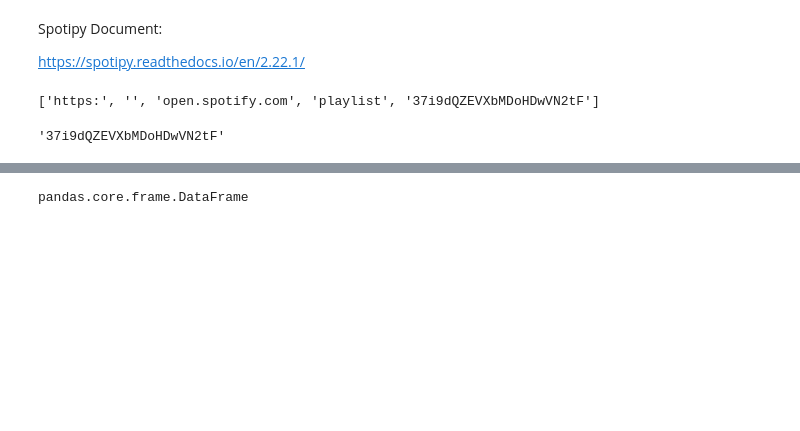
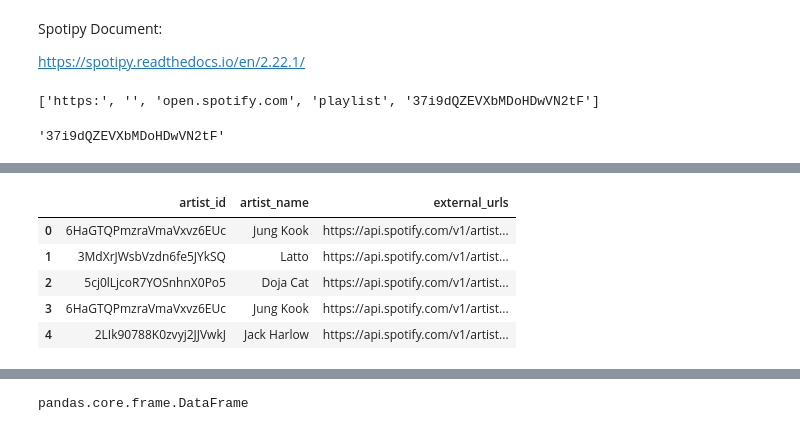
Before and after one commit to tussshar27/ipynb-files, a Jupyter notebook: spotify_data_pipeline_project.ipynb, the cells around one changed output, grey strips where cells are left out. Drawn from its saved outputs; the diff is of its cells as text; code cells hidden in the pictures; blank space fills up the shorter version.

Commit message:
full project on spotify api

```diff
--- a/spotify_data_pipeline_project.ipynb
+++ b/spotify_data_pipeline_project.ipynb
@@ -88,0 +108,3 @@ data
+# %%
+for i in data.items():
+    print(i)
@@ -88,0 +125,8 @@ data
+# %%
+# example
+l = [1,'a',45,'ef']
+
+print(len(l))
+print('-----------')
+for i in l:
+    print(i)
@@ -309,7 +504,14 @@ for i in data['items']:
 # %%
-for i in data['items']:
-    for key,value in i.items():
+artist_list = []
+album_type_list = []
+for i in data['items']:     #list having dictionary values
+    for key,value in i.items():     #getting key and its value of each iteration
+        # print(key,'---------',value)
+        # print('============================')
         if key == 'track':
+            for k in value['available_markets']:
+                d = {'available_market':k}
+                album_type_list.append(d)
             for j in value['artists']:  #getting dictionary
-                print(j)
-                print(len(j))
+                artist_dict = {'artist_id':j['id'],'artist_name':j['name'],'external_urls':j['href']}   #accessing value using key
+                artist_list.append(artist_dict)
@@ -413,14 +517,0 @@ data['items'][0]    #1st value
-# %%
-artist_list = []
-album_type_list = []
-for i in data['items']:     #0 to 50 songs iterations
-    for key,value in i.items():     #getting key and its value of each iteration
-        print(key,'---------',value)
-        print('============================')
-        if key == 'track':
-            for k in value['available_markets']:
-                d = {'available_market':k}
-                album_type_list.append(d)
-            for j in value['artists']:  #getting dictionary
-                artict_dict = {'artist_id':j['id'],'artist_name':j['name'],'external_urls':j['href']}
-                artist_list.append(artict_dict)
@@ -484,0 +586,12 @@ artist_list
+# %%
+# creating DataFrame
+artist_df = pd.DataFrame.from_dict(artist_list)   # converting dictionary to DataFrame
+# pd.DataFrame.to_dict will convert the DataFrame to dictionary
+artist_df.head()
+# %% [output]
+|  | artist_id | artist_name | external_urls |
+| 0 | 6HaGTQPmzraVmaVxvz6EUc | Jung Kook | https://api.spotify.com/v1/artist... |
+| 1 | 3MdXrJWsbVzdn6fe5JYkSQ | Latto | https://api.spotify.com/v1/artist... |
+| 2 | 5cj0lLjcoR7YOSnhnX0Po5 | Doja Cat | https://api.spotify.com/v1/artist... |
+| 3 | 6HaGTQPmzraVmaVxvz6EUc | Jung Kook | https://api.spotify.com/v1/artist... |
+| 4 | 2LIk90788K0zvyj2JJVwkJ | Jack Harlow | https://api.spotify.com/v1/artist... |
```
Also changed, not shown: parts of 105 cells of this notebook, 1 other file.
